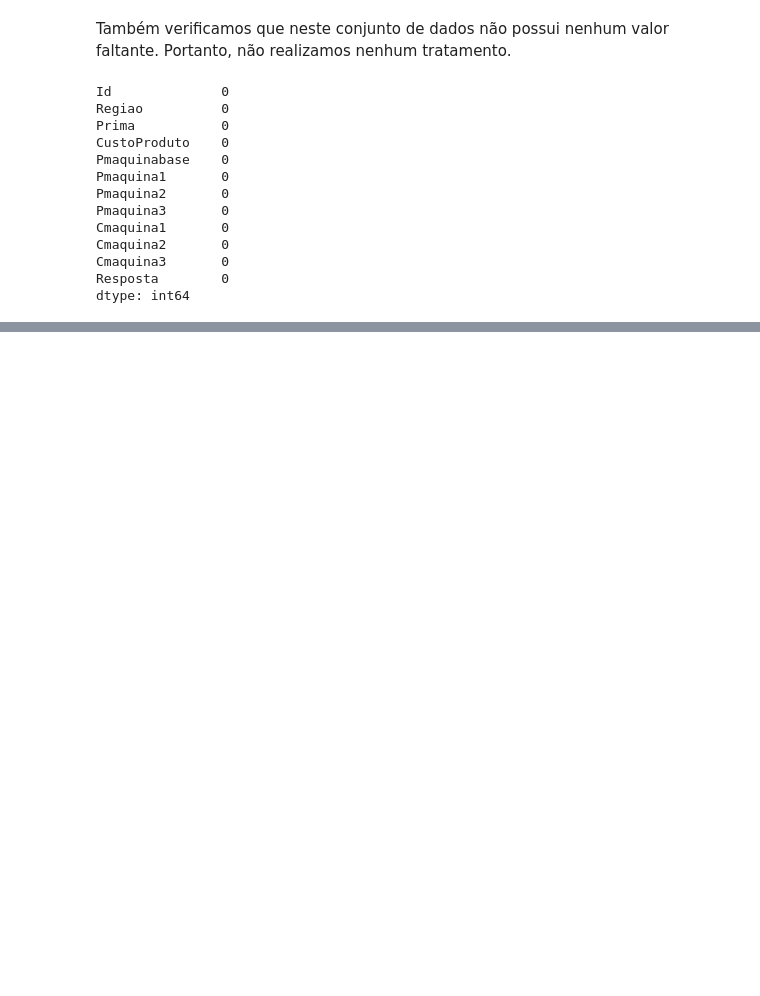
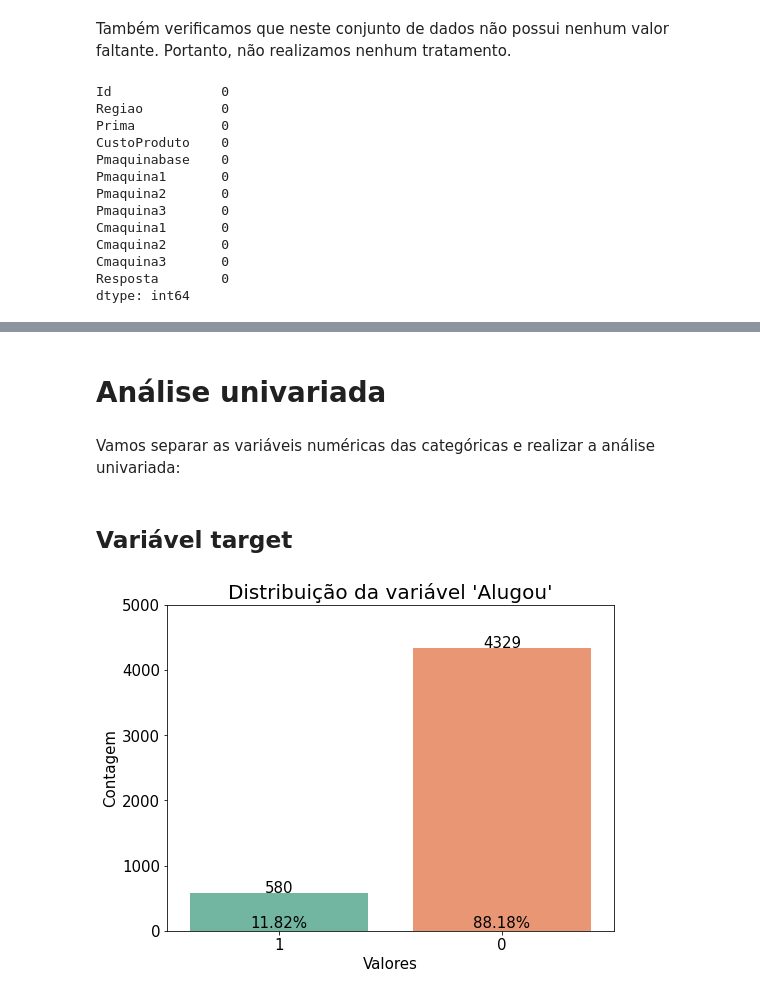
Before and after one commit to AdrianeAkemi/Agricultural-machine, a Jupyter notebook: Desafio 2.ipynb, the cells around one changed output, grey strips where cells are left out. Cells and saved outputs as stored; diff of their text form; code cells hidden in the pictures; blank space fills up the shorter version.

```diff
--- a/Desafio 2.ipynb
+++ b/Desafio 2.ipynb
@@ -17,0 +77,10 @@ Nessa fase inicial de análise, nosso objetivo é compreender as variáveis disp
+# %%
+def Lucro(row):
+    if row.Resposta == '1':
+      return row.Pmaquina1 - row.Cmaquina1
+    elif row.Resposta == '2':
+      return row.Pmaquina2 - row.Cmaquina2
+    elif row.Resposta == '3':
+      return row.Pmaquina3 - row.Cmaquina3
+    else:
+      return 0
@@ -179,0 +287,57 @@ dtype: int64
+# %% [markdown]
+# Análise univariada
+# %% [markdown]
+Vamos separar as variáveis numéricas das categóricas e realizar a análise univariada:
+# %%
+dados_numericos = data[['Prima', 'CustoProduto', 'Pmaquinabase', 'Pmaquina1',
+       'Pmaquina2', 'Pmaquina3', 'Cmaquina1', 'Cmaquina2', 'Cmaquina3',
+       'RatioPC1', 'RatioPC2', 'RatioPC3', 'Ratio1',
+       'Ratio2', 'Ratio3', 'PrecoCusto','Lucro']]
+dados_categoricos = data[['Id','Regiao','Resposta', 'Escolheu1',
+                          'Escolheu2', 'Escolheu3']]
+dados_target = data[['Alugou']]
+# %% [markdown]
+## Variável target
+# %%
+# Configurando o tamanho da figura
+plt.figure(figsize=(8, 6))
+
+# Criando o countplot
+ax = sns.countplot(data=dados_target, x='Alugou',
+                  palette='Set2')
+
+# Convertendo as contagens em proporções
+total = len(dados_target)
+for p in plt.gca().patches:
+    height = p.get_height()
+    plt.gca().text(p.get_x() + p.get_width() / 2,
+                   height / total,
+                   f'{height/total:.2%}',
+                   ha='center', va='bottom',
+                  fontsize=15)
+
+# Adicionando os valores em cima das barras
+for p in ax.patches:
+    ax.annotate(f'{p.get_height()}',
+                (p.get_x() + p.get_width() / 2.,
+                 p.get_height()), ha='center',
+                va='center', xytext=(0, 5),
+                textcoords='offset points',
+                fontsize=15)
+
+# Configurando o título e os rótulos dos eixos
+plt.title("Distribuição da variável 'Alugou'",
+         fontsize=20)
+
+# Eixo x
+plt.xlabel('Valores', fontsize=15)
+plt.xticks(fontsize=15)
+# Eixo y
+plt.ylabel('Contagem', fontsize=15)
+plt.ylim(0, 5000) # Aumenta o limite
+plt.yticks(fontsize=15) # Aumenta o tamanho da fonte
+
+# Exibindo o gráfico
+plt.show()
+# %% [output]
+[figure, added]
```
Also changed, not shown: parts of 38 cells of this notebook.
